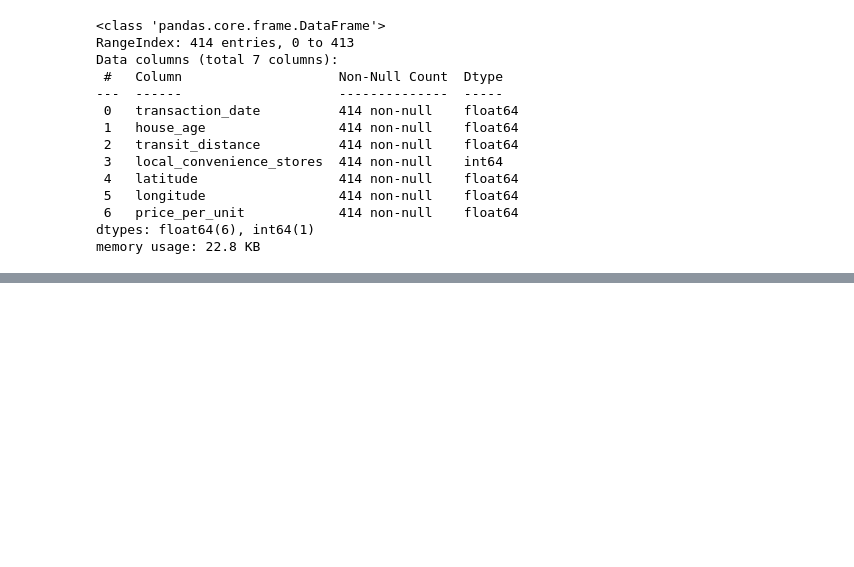
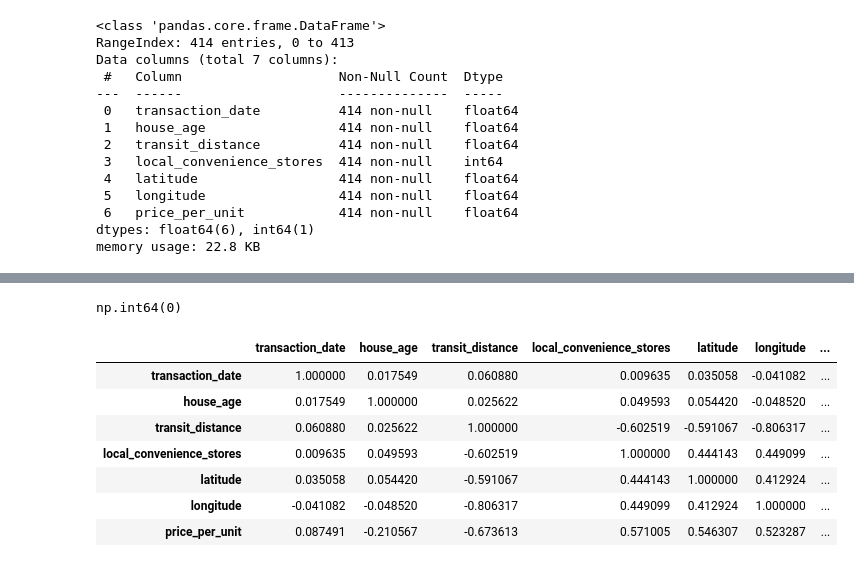
Before and after one commit to Mainabryan/real_estate_regression_model, a Jupyter notebook: background_codines_for_the_real_estate_prediction_model.ipynb, the cells around one changed output, grey strips where cells are left out. Cells and saved outputs as stored; diff of their text form; code cells hidden in the pictures; blank space fills up the shorter version.

```diff
--- a/background_codines_for_the_real_estate_prediction_model.ipynb
+++ b/background_codines_for_the_real_estate_prediction_model.ipynb
@@ -93,0 +108,16 @@ memory usage: 22.8 KB
+# %%
+df.duplicated().sum()
+# %% [output]
+np.int64(0)
+# %%
+# check corelation of the prices with any predator
+df.corr()
+# %% [output]
+|  | transaction_date | house_age | transit_distance | local_convenience_stores | latitude | longitude | ... |
+| transaction_date | 1.000000 | 0.017549 | 0.060880 | 0.009635 | 0.035058 | -0.041082 | ... |
+| house_age | 0.017549 | 1.000000 | 0.025622 | 0.049593 | 0.054420 | -0.048520 | ... |
+| transit_distance | 0.060880 | 0.025622 | 1.000000 | -0.602519 | -0.591067 | -0.806317 | ... |
+| local_convenience_stores | 0.009635 | 0.049593 | -0.602519 | 1.000000 | 0.444143 | 0.449099 | ... |
+| latitude | 0.035058 | 0.054420 | -0.591067 | 0.444143 | 1.000000 | 0.412924 | ... |
+| longitude | -0.041082 | -0.048520 | -0.806317 | 0.449099 | 0.412924 | 1.000000 | ... |
+| price_per_unit | 0.087491 | -0.210567 | -0.673613 | 0.571005 | 0.546307 | 0.523287 | ... |
```
Also changed, not shown: parts of 4 cells of this notebook.
